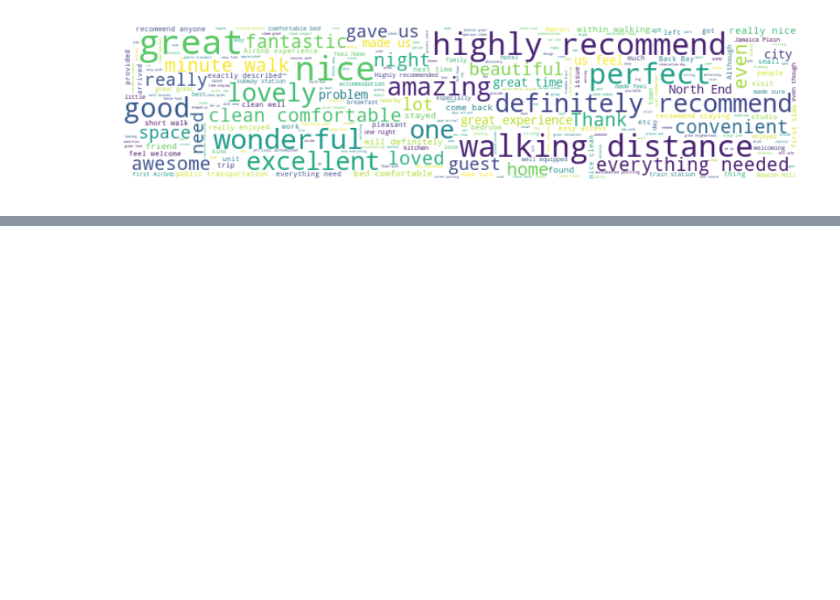
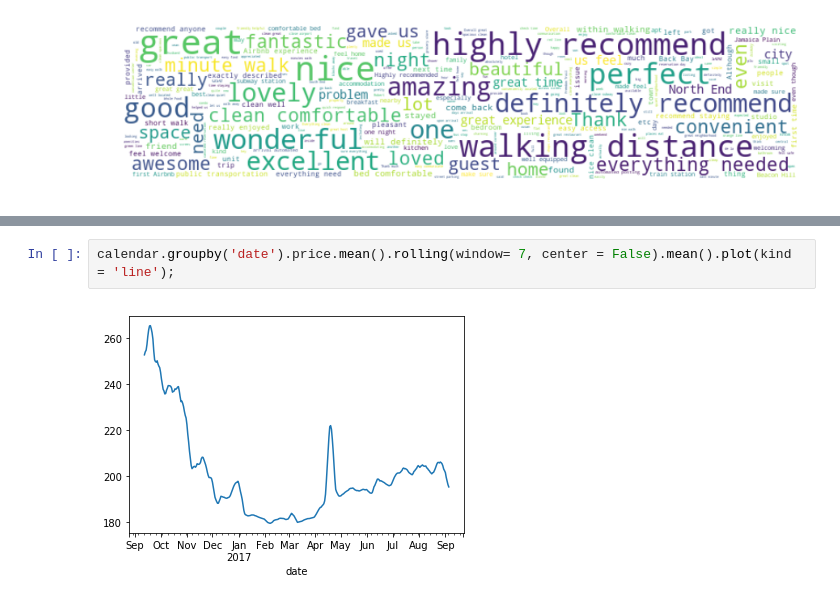
Before and after one commit to ilknurCakir/AirBnBBostonData, a Jupyter notebook: EDA.ipynb, the cells around one changed output, grey strips where cells are left out. Cells and saved outputs as stored; diff of their text form; blank space fills up the shorter version.

```diff
--- a/EDA.ipynb
+++ b/EDA.ipynb
@@ -450,0 +455,4 @@ plt.axis("off");
+# %%
+calendar.groupby('date').price.mean().rolling(window= 7, center = False).mean().plot(kind = 'line');
+# %% [output]
+[figure, added]
```
Also changed, not shown: parts of 3 cells of this notebook.
